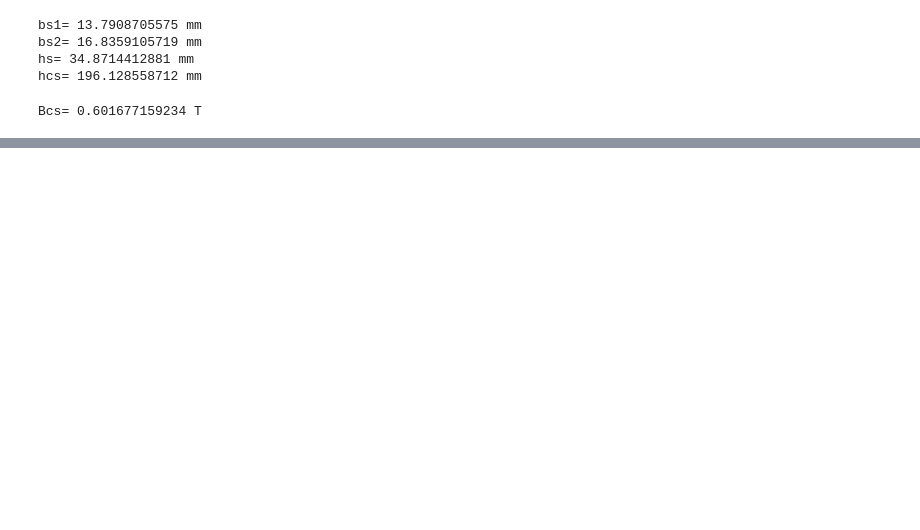
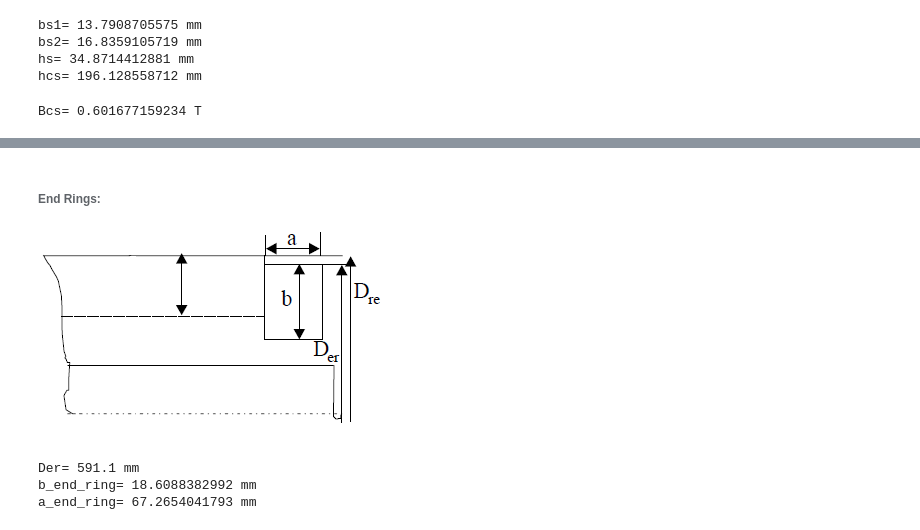
Before and after one commit to odtu/EE564, a Jupyter notebook: TRAIN/LutfiBoyaci/Train Traction Motor Design.ipynb, the cells around one changed output, grey strips where cells are left out. Saved outputs shown, nothing was run; the diff lists cells and outputs as text; code cells hidden in the pictures; blank space fills up the shorter version.

```diff
--- a/TRAIN/LutfiBoyaci/Train Traction Motor Design.ipynb
+++ b/TRAIN/LutfiBoyaci/Train Traction Motor Design.ipynb
@@ -300,0 +353,18 @@ Bcs_max= 1.93045732694 T
+# %% [markdown]
+###### End Rings:
+# %%
+from IPython.display import Image
+Image(filename='endring.png')
+# %% [output]
+[figure, added]
+# %%
+Der=Din-2*g-4 #mm from handout 15.49
+print 'Der=',Der,'mm'
+b_end_ring=b+hor
+print 'b_end_ring=',b_end_ring,'mm'
+a_end_ring=Aer/b_end_ring
+print 'a_end_ring=',a_end_ring,'mm'
+# %% [output]
+Der= 591.1 mm
+b_end_ring= 18.6088382992 mm
+a_end_ring= 67.2654041793 mm
```
Also changed, not shown: parts of 28 cells of this notebook.
